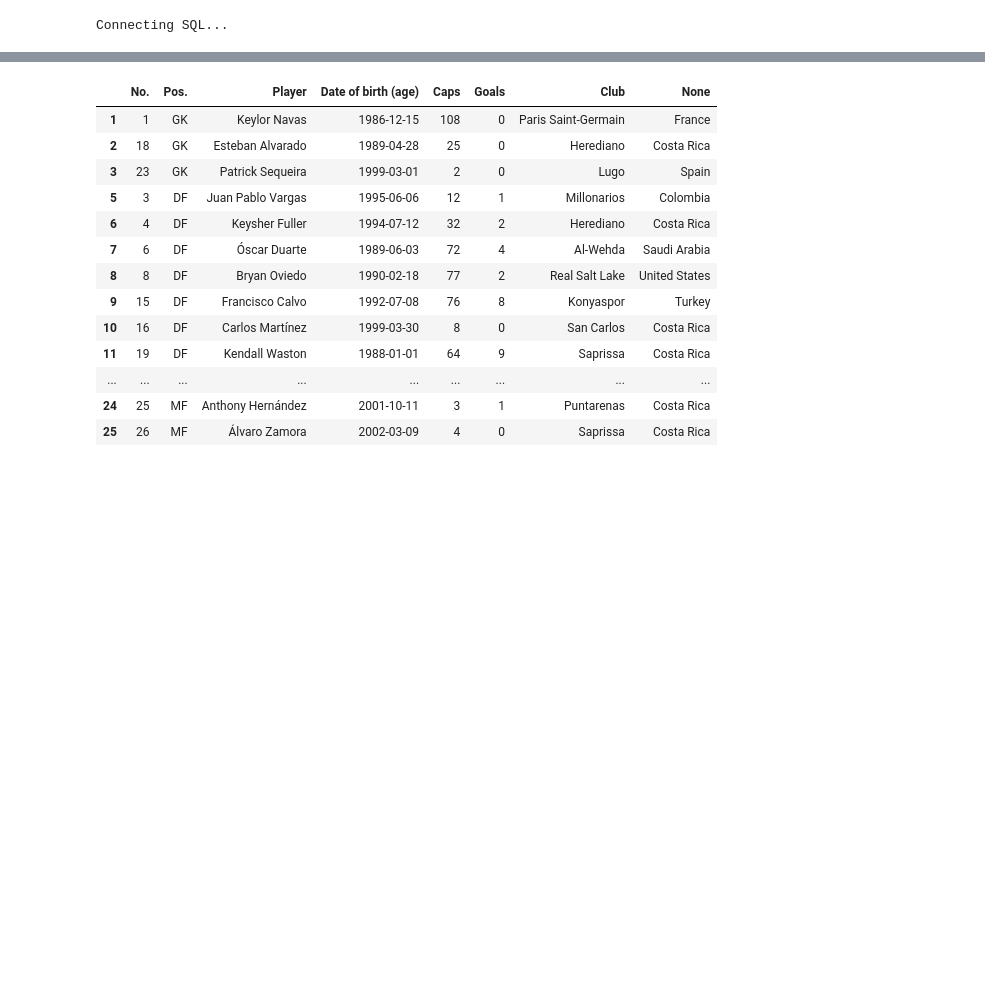
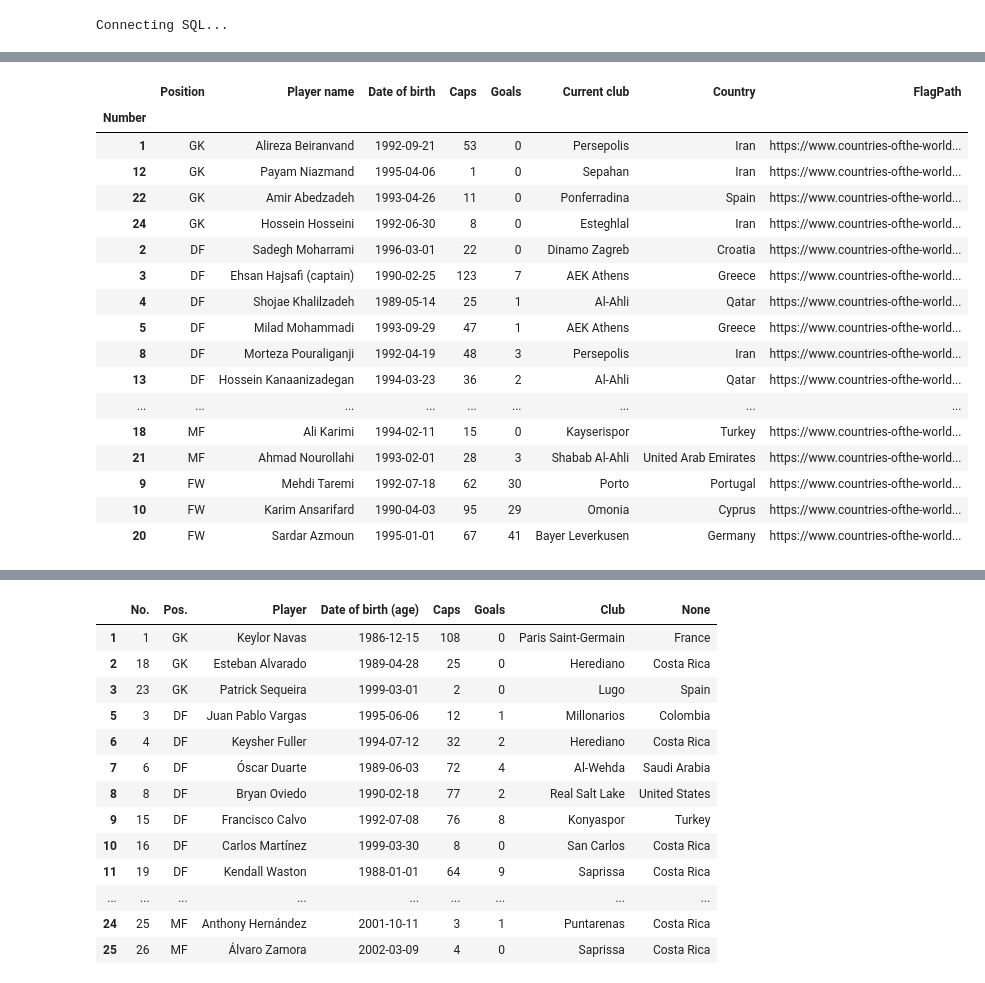
Before and after one commit to bujarkreci/jupyter-project, a Jupyter notebook: callPostgreEx/readTablesFromHTMLWiki.ipynb, the cells around one changed output, grey strips where cells are left out. Cells and saved outputs as stored; diff of their text form; code cells hidden in the pictures; blank space fills up the shorter version.

```diff
--- a/callPostgreEx/readTablesFromHTMLWiki.ipynb
+++ b/callPostgreEx/readTablesFromHTMLWiki.ipynb
@@ -77,0 +125,11 @@ m
+# %%
+import pandas as pd
+import numpy as np
+from app.functions import getAllCountriesFlags
+
+cols = ["NationalTeamName","FlagPath","FlagPathWeb"]
+countryflags = getAllCountriesFlags("https://www.countries-ofthe-world.com/flags-of-the-world.html",ni,'all')
+Showall = natTeams.merge(countryflags, on='countryid', how='left')
+Showall = Showall[cols]
+Showall.to_csv('FifaWC2022/NationalTeamsFull.csv')
+Showall
@@ -77,0 +151,22 @@ m
+# %%
+CompleteShow=team[1].getCompleteTeamDetails(ni, countryflags)
+CompleteShow
+# %% [output]
+|  | Position | Player name | Date of birth | Caps | Goals | Current club | Country | FlagPath |
+| Number |  |  |  |  |  |  |  |  |
+| 1 | GK | Alireza Beiranvand | 1992-09-21 | 53 | 0 | Persepolis | Iran | https://www.countries-ofthe-world... |
+| 12 | GK | Payam Niazmand | 1995-04-06 | 1 | 0 | Sepahan | Iran | https://www.countries-ofthe-world... |
+| 22 | GK | Amir Abedzadeh | 1993-04-26 | 11 | 0 | Ponferradina | Spain | https://www.countries-ofthe-world... |
+| 24 | GK | Hossein Hosseini | 1992-06-30 | 8 | 0 | Esteghlal | Iran | https://www.countries-ofthe-world... |
+| 2 | DF | Sadegh Moharrami | 1996-03-01 | 22 | 0 | Dinamo Zagreb | Croatia | https://www.countries-ofthe-world... |
+| 3 | DF | Ehsan Hajsafi (captain) | 1990-02-25 | 123 | 7 | AEK Athens | Greece | https://www.countries-ofthe-world... |
+| 4 | DF | Shojae Khalilzadeh | 1989-05-14 | 25 | 1 | Al-Ahli | Qatar | https://www.countries-ofthe-world... |
+| 5 | DF | Milad Mohammadi | 1993-09-29 | 47 | 1 | AEK Athens | Greece | https://www.countries-ofthe-world... |
+| 8 | DF | Morteza Pouraliganji | 1992-04-19 | 48 | 3 | Persepolis | Iran | https://www.countries-ofthe-world... |
+| 13 | DF | Hossein Kanaanizadegan | 1994-03-23 | 36 | 2 | Al-Ahli | Qatar | https://www.countries-ofthe-world... |
+| ... | ... | ... | ... | ... | ... | ... | ... | ... |
+| 18 | MF | Ali Karimi | 1994-02-11 | 15 | 0 | Kayserispor | Turkey | https://www.countries-ofthe-world... |
+| 21 | MF | Ahmad Nourollahi | 1993-02-01 | 28 | 3 | Shabab Al-Ahli | United Arab Emirates | https://www.countries-ofthe-world... |
+| 9 | FW | Mehdi Taremi | 1992-07-18 | 62 | 30 | Porto | Portugal | https://www.countries-ofthe-world... |
+| 10 | FW | Karim Ansarifard | 1990-04-03 | 95 | 29 | Omonia | Cyprus | https://www.countries-ofthe-world... |
+| 20 | FW | Sardar Azmoun | 1995-01-01 | 67 | 41 | Bayer Leverkusen | Germany | https://www.countries-ofthe-world... |
```
Also changed, not shown: parts of 8 cells of this notebook, 5 other files.
